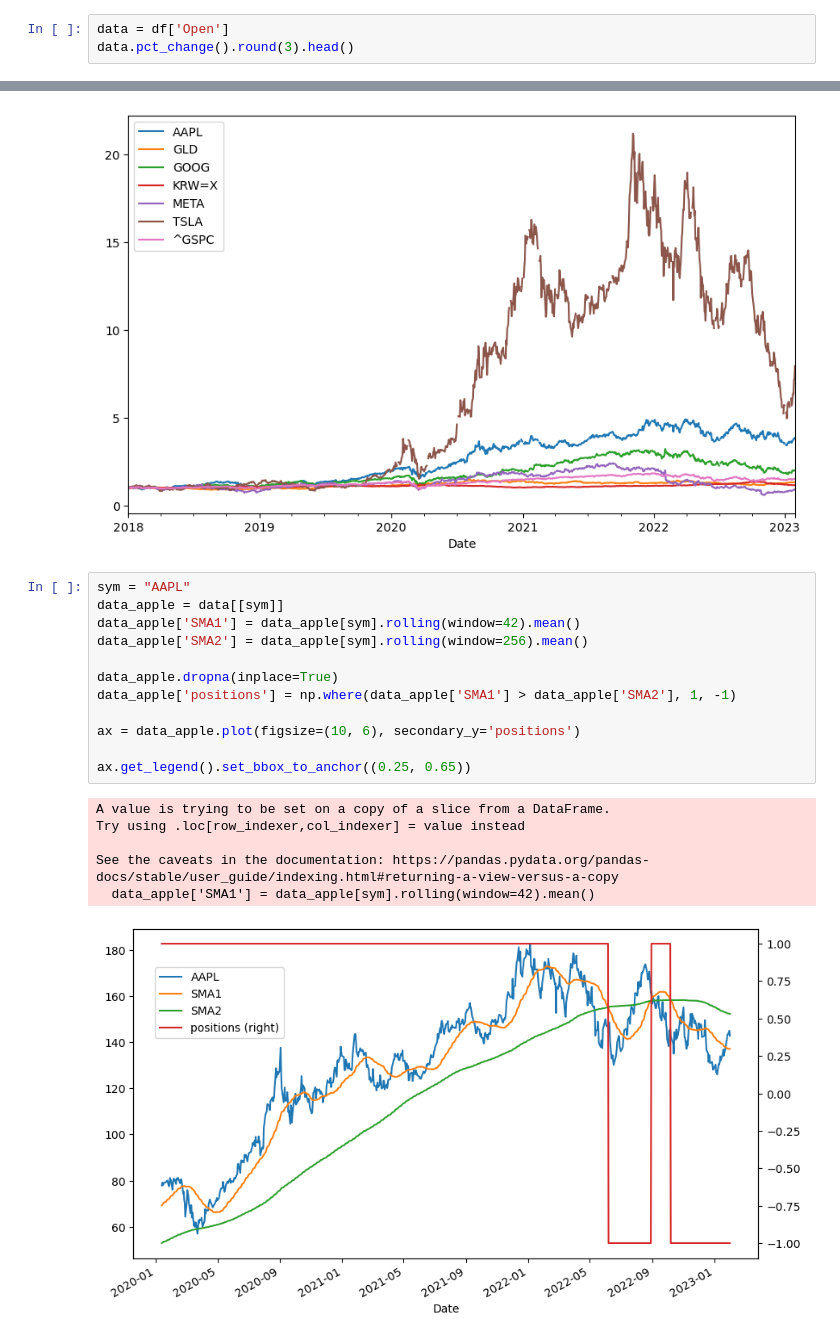
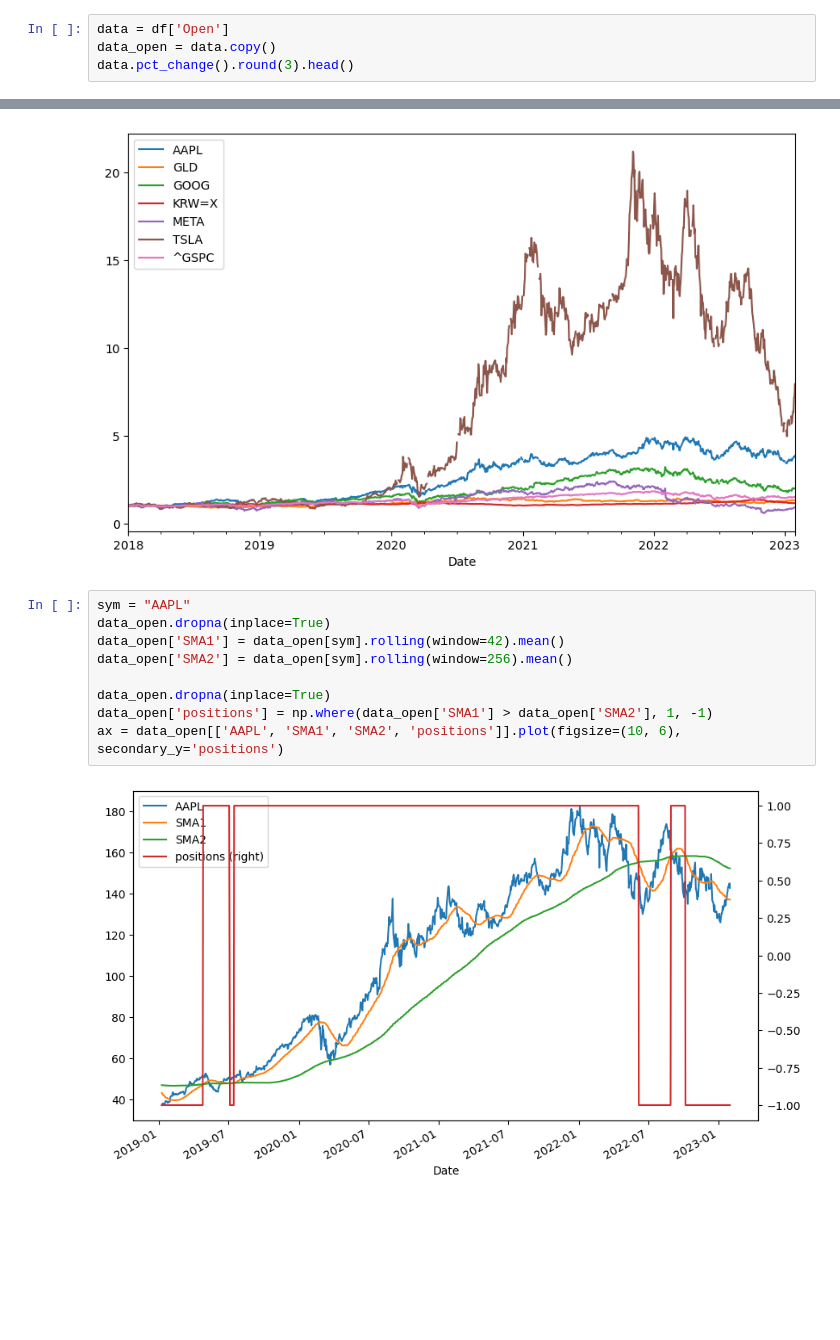
Before and after one commit to ihobbang250/TIL, a Jupyter notebook: Python/Data Science/P4F_2.ipynb, the cells around one changed output, grey strips where cells are left out. Cells and saved outputs as stored; diff of their text form; blank space fills up the shorter version.

```diff
--- a/Python/Data Science/P4F_2.ipynb
+++ b/Python/Data Science/P4F_2.ipynb
@@ -12,6 +12,7 @@ df = yf.download(SYMBOL, start=START, end=END, period='1d', interval='1d', ignor
 [*********************100%***********************]  7 of 7 completed
 # %%
 data = df['Open']
+data_open = data.copy()
 data.pct_change().round(3).head()
 # %% [output]
 |  | AAPL | GLD | GOOG | KRW=X | META | TSLA | ^GSPC |
@@ -30,20 +31,12 @@ rets.cumsum().apply(np.exp).plot(figsize=(10, 6))
 [figure]
 # %%
 sym = "AAPL"
-data_apple = data[[sym]]
-data_apple['SMA1'] = data_apple[sym].rolling(window=42).mean()
-data_apple['SMA2'] = data_apple[sym].rolling(window=256).mean()
+data_open.dropna(inplace=True)
+data_open['SMA1'] = data_open[sym].rolling(window=42).mean()
+data_open['SMA2'] = data_open[sym].rolling(window=256).mean()
 
-data_apple.dropna(inplace=True)
-data_apple['positions'] = np.where(data_apple['SMA1'] > data_apple['SMA2'], 1, -1)
-
-ax = data_apple.plot(figsize=(10, 6), secondary_y='positions')
-
-ax.get_legend().set_bbox_to_anchor((0.25, 0.65))
+data_open.dropna(inplace=True)
+data_open['positions'] = np.where(data_open['SMA1'] > data_open['SMA2'], 1, -1)
+ax = data_open[['AAPL', 'SMA1', 'SMA2', 'positions']].plot(figsize=(10, 6), secondary_y='positions')
 # %% [output]
-A value is trying to be set on a copy of a slice from a DataFrame.
-Try using .loc[row_indexer,col_indexer] = value instead
-
-See the caveats in the documentation: https://pandas.pydata.org/pandas-docs/stable/user_guide/indexing.html#returning-a-view-versus-a-copy
-  data_apple['SMA1'] = data_apple[sym].rolling(window=42).mean()
-[figure, old version]
+[figure, new version]
```
Also changed, not shown: parts of 3 cells of this notebook.
